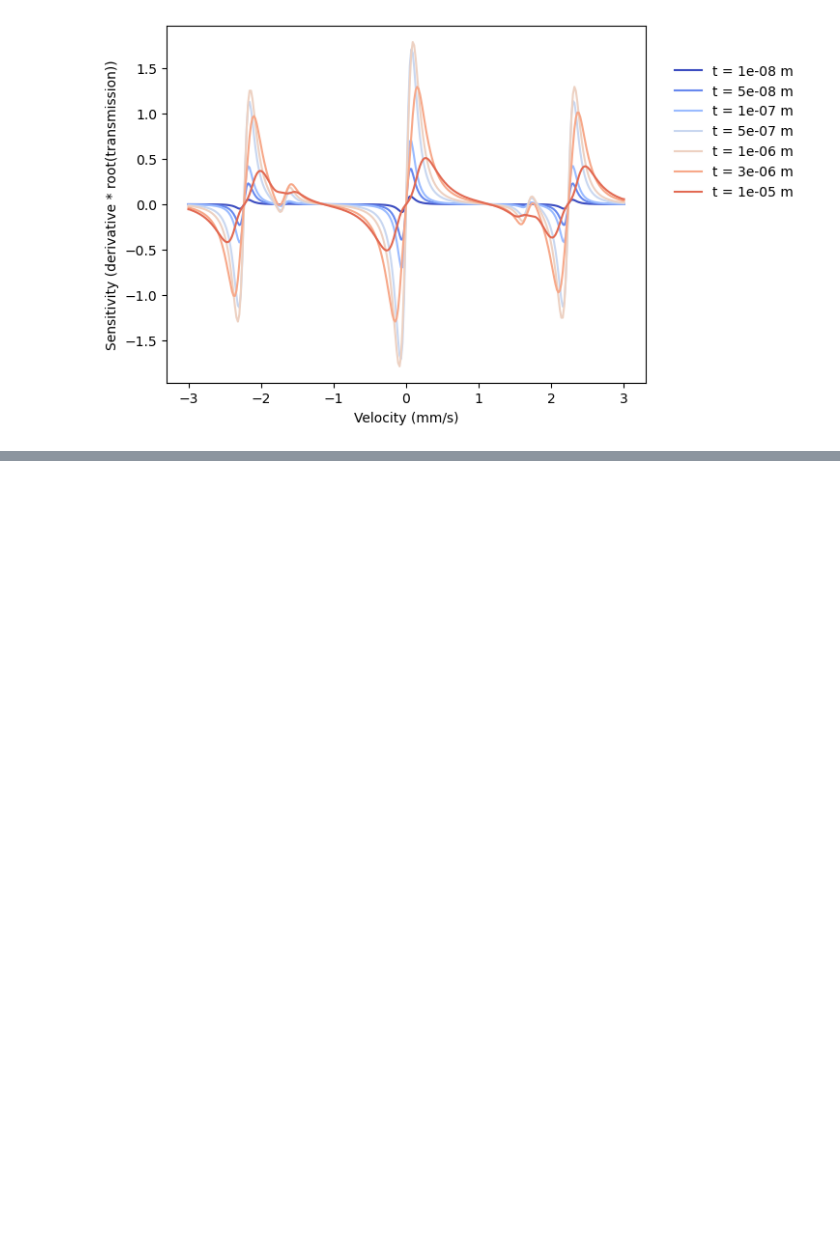
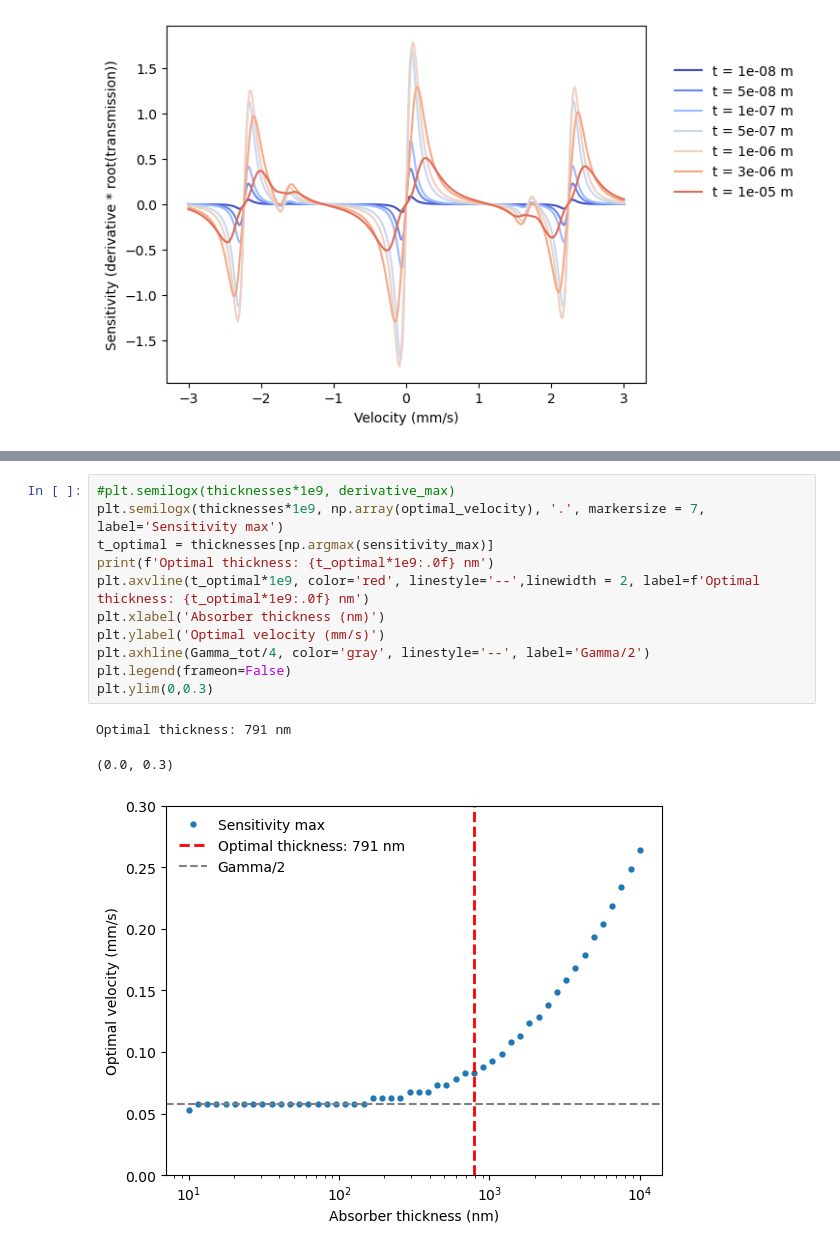
Before and after one commit to StanfordMossbauer/mossbauer_analysis, a Jupyter notebook: examples/Fe_thickness_sensitivity_scan.ipynb, the cells around one changed output, grey strips where cells are left out. Drawn from its saved outputs; the diff is of its cells as text; blank space fills up the shorter version.

Commit message:
updated Fe thickness ooptimization

```diff
--- a/examples/Fe_thickness_sensitivity_scan.ipynb
+++ b/examples/Fe_thickness_sensitivity_scan.ipynb
@@ -186,0 +193,15 @@ Optimal thickness: 791 nm
+# %%
+#plt.semilogx(thicknesses*1e9, derivative_max)
+plt.semilogx(thicknesses*1e9, np.array(optimal_velocity), '.', markersize = 7, label='Sensitivity max')
+t_optimal = thicknesses[np.argmax(sensitivity_max)]
+print(f'Optimal thickness: {t_optimal*1e9:.0f} nm')
+plt.axvline(t_optimal*1e9, color='red', linestyle='--',linewidth = 2, label=f'Optimal thickness: {t_optimal*1e9:.0f} nm')
+plt.xlabel('Absorber thickness (nm)')
+plt.ylabel('Optimal velocity (mm/s)')
+plt.axhline(Gamma_tot/4, color='gray', linestyle='--', label='Gamma/2')
+plt.legend(frameon=False)
+plt.ylim(0,0.3)
+# %% [output]
+Optimal thickness: 791 nm
+(0.0, 0.3)
+[figure, added]
```
Also changed, not shown: parts of 6 cells of this notebook.
